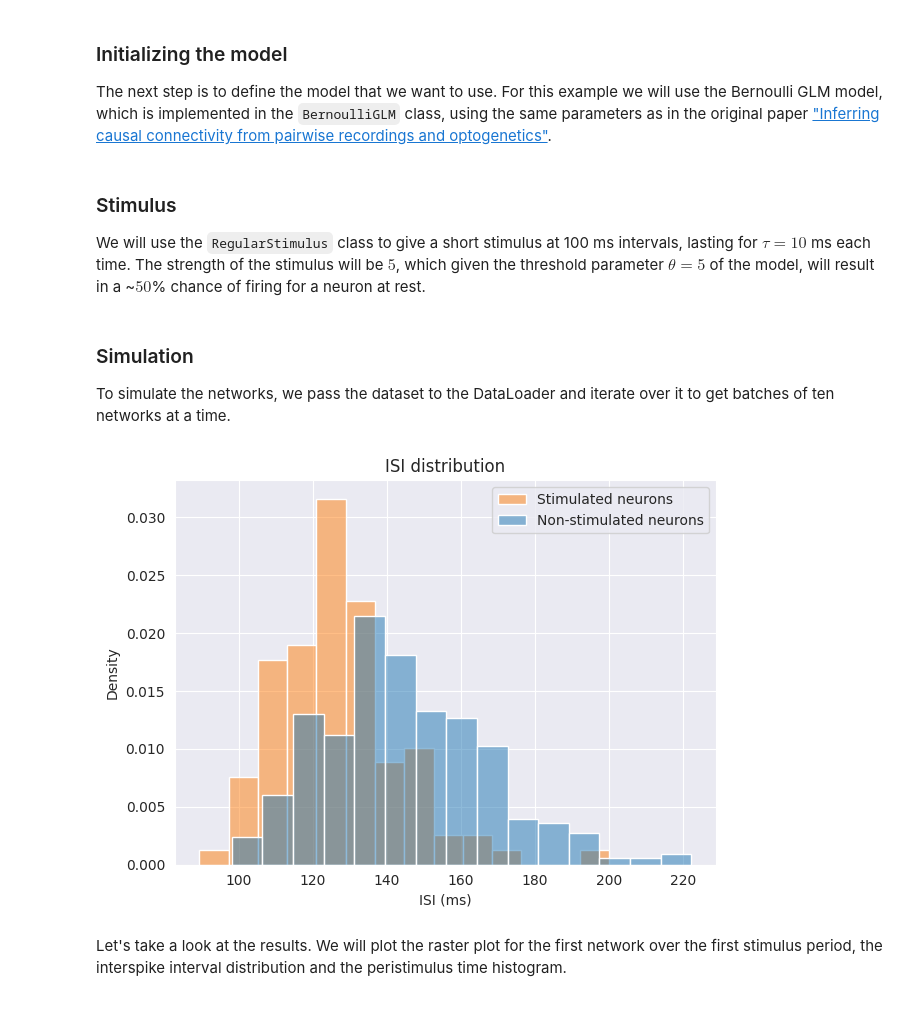
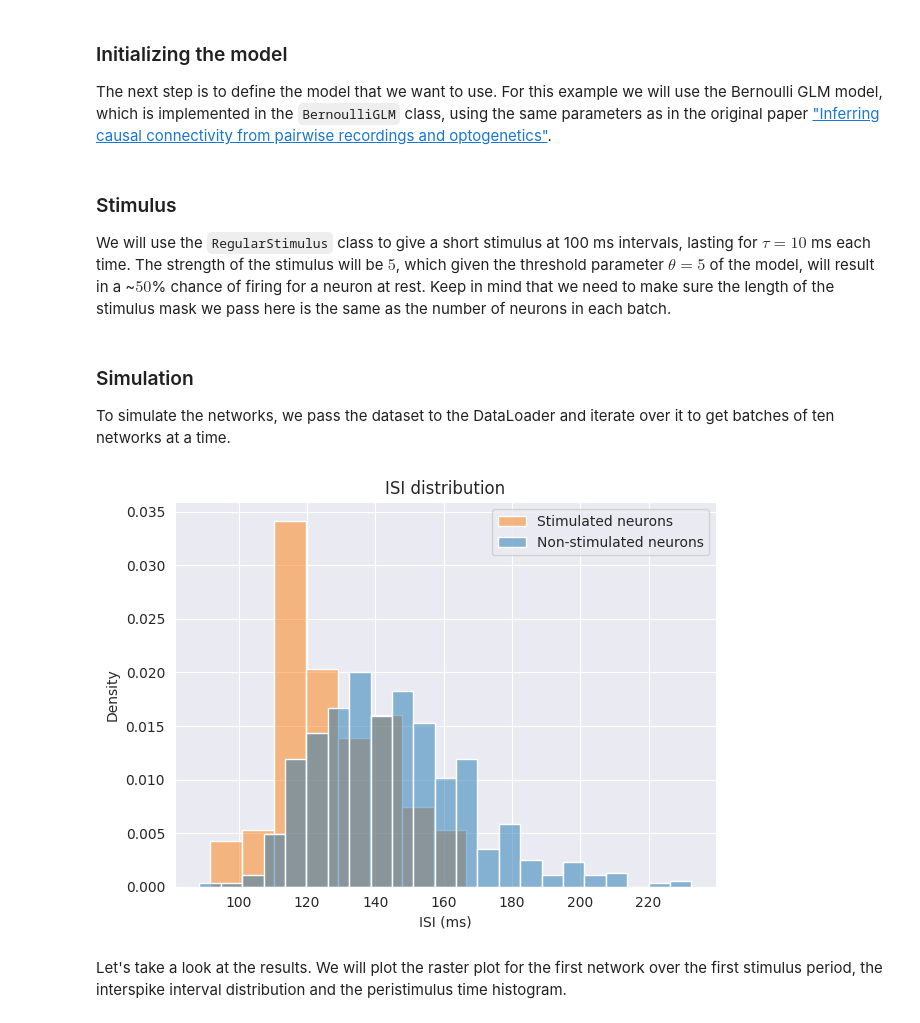
Before and after one commit to bioAI-Oslo/Spikeometric, a Jupyter notebook: examples/simulate_with_stimulus.ipynb, the cells around one changed output. Cells and saved outputs as stored; diff of their text form; code cells hidden in the pictures.

```diff
--- a/examples/simulate_with_stimulus.ipynb
+++ b/examples/simulate_with_stimulus.ipynb
@@ -13,7 +13,7 @@ from spikeometric.stimulus import RegularStimulus
 from spikeometric.datasets import NormalGenerator, ConnectivityDataset
 # %%
 # Set parameters for simulation
-n_neurons = 50
+n_neurons = 100
 n_networks = 10
 n_steps = 10000
 rng = torch.Generator().manual_seed(14071789)
@@ -31,7 +31,7 @@ NormalGenerator(n_neurons=n_neurons, mean=0, std=5, glorot=True).save(n_networks
 We can then load them using the `ConnectivityDataset` class.
 # %%
 # Load the network and add self-loops to the connectivity matrix. This is necessary for the refractory period to work.
-dataset = ConnectivityDataset("data/w0/50_neurons_10_networks_0_5_glorot")
+dataset = ConnectivityDataset("data/w0/100_neurons_10_networks_0_5_glorot")
 # %% [markdown]
 Before we continue we can use vizualization tools from networkx to get an idea of what our networks look like.
 # %%
@@ -77,14 +77,11 @@ model = BernoulliGLM(
 # %% [markdown]
 ### Stimulus
 We will use the `RegularStimulus` class to give a short stimulus at 100 ms intervals,
-lasting for $\tau=10$ ms each time. The strength of the stimulus will be $5$, which given the threshold parameter $\theta=5$ of the model, will result in a ~$50$% chance of firing for a neuron at rest.
+lasting for $\tau=10$ ms each time. The strength of the stimulus will be $5$, which given the threshold parameter $\theta=5$ of the model, will result in a ~$50$% chance of firing for a neuron at rest. Keep in mind that we need to make sure the length of the stimulus mask we pass here is the same as the number of neurons in each batch.
-# %%
-stimulus = RegularStimulus(strength=1, period=100, tau=10, stop=10000)
-model.add_stimulus(stimulus)
-
-# We stimulate 10 of the excitatory neurons in each network
-stimulus_masks = [torch.isin(torch.arange(n_neurons), torch.randperm(n_neurons//2)[:10]) for _ in range(n_networks)]
-dataset.add_stimulus_masks(stimulus_masks)
+# %%
+stim_mask = torch.arange(1000) % 100 < 10
+stimulus = RegularStimulus(strength=1, period=100, tau=10, stop=10000, stimulus_masks=stim_mask)
+model.add_stimulus(stimulus)
 # %% [markdown]
 ### Simulation
 To simulate the networks, we pass the dataset to the DataLoader and iterate over it to get batches of ten networks at a time.
@@ -97,22 +94,22 @@ for i, batch in enumerate(data_loader):
 # %%
 # Compare the firing rates of the stimulated neurons to the firing rates of the non-stimulated neurons
 sns.set_style("darkgrid")
 
 isi = 1 / (results.mean(dim=1))
-isi_stimulated = isi[batch.stimulus_mask]
-isi_non_stimulated = isi[~batch.stimulus_mask]
+isi_stimulated = isi[stim_mask]
+isi_non_stimulated = isi[~stim_mask]
 
 sns.histplot(isi_stimulated, label="Stimulated neurons", stat="density", color="C1", alpha=0.5)
 sns.histplot(isi_non_stimulated, label="Non-stimulated neurons", stat="density", color="C0", alpha=0.5)
 plt.legend()
 plt.title("ISI distribution")
 plt.xlabel("ISI (ms)")
 plt.ylabel("Density")
 
 plt.tight_layout()
 plt.savefig("../docs/_static/isi_distribution.png")
 # %% [output]
-[figure, old version]
+[figure, new version]
 # %% [markdown]
 Let's take a look at the results. We will plot the raster plot for the first network over the first stimulus period, the interspike interval distribution and the peristimulus time histogram.
 # %%
```
Also changed, not shown: parts of 10 cells of this notebook, 4 other files.
